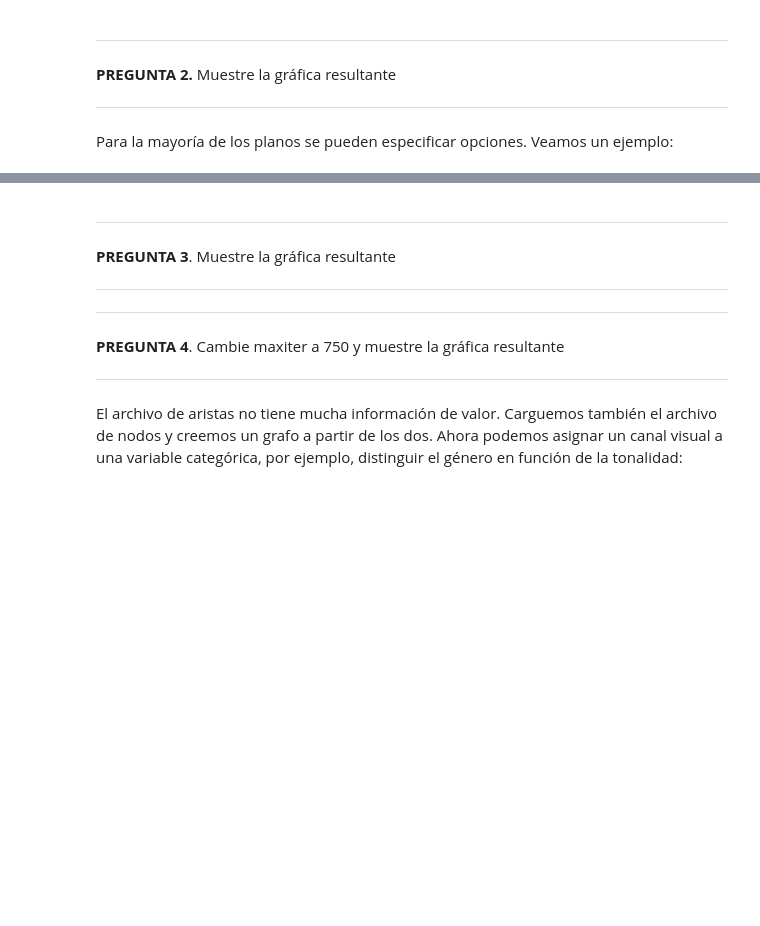
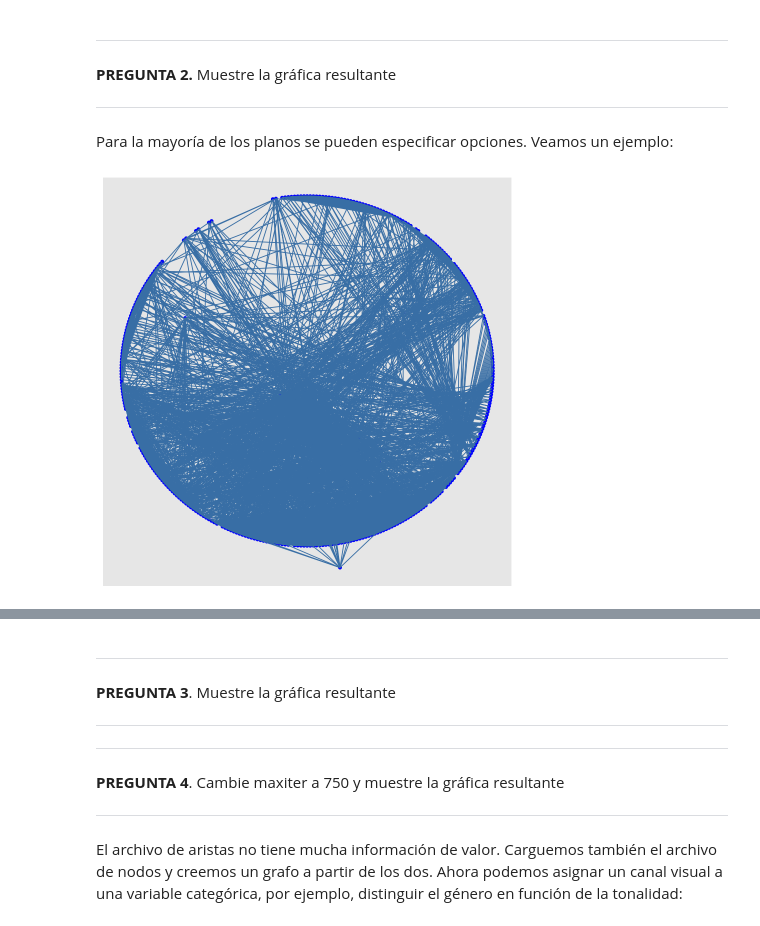
Before and after one commit to MiguelMonr/VisualizacionInformacion, a Jupyter notebook: Practicas/Pr4_VisualizacionRedesGgraph.ipynb, the cells around one changed output, grey strips where cells are left out. Cells and saved outputs as stored; diff of their text form; code cells hidden in the pictures; blank space fills up the shorter version.

```diff
--- a/Practicas/Pr4_VisualizacionRedesGgraph.ipynb
+++ b/Practicas/Pr4_VisualizacionRedesGgraph.ipynb
@@ -81,3 +96,8 @@ ggraph(g, layout='kk') + geom_node_point(color='blue') +
 
 
 Para la mayoría de los planos se pueden especificar opciones. Veamos un ejemplo:
+# %%
+ggraph(g, layout='kk',maxiter=100) + geom_node_point(color='blue') +
+  geom_edge_link(color='steelblue') #!El parametro que cambia es maxitter
+# %% [output]
+[figure, added]
```
Also changed, not shown: parts of 30 cells of this notebook, 1 other file.
